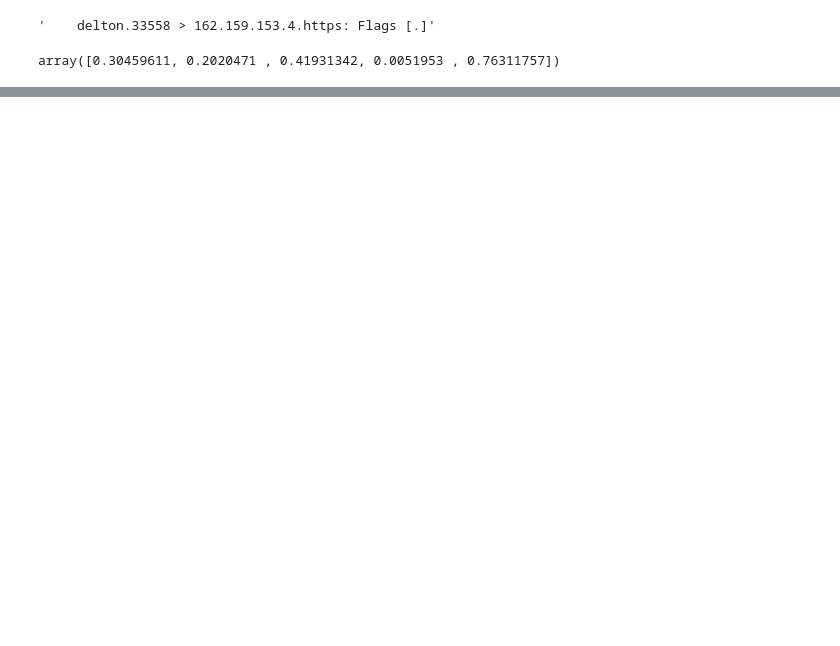
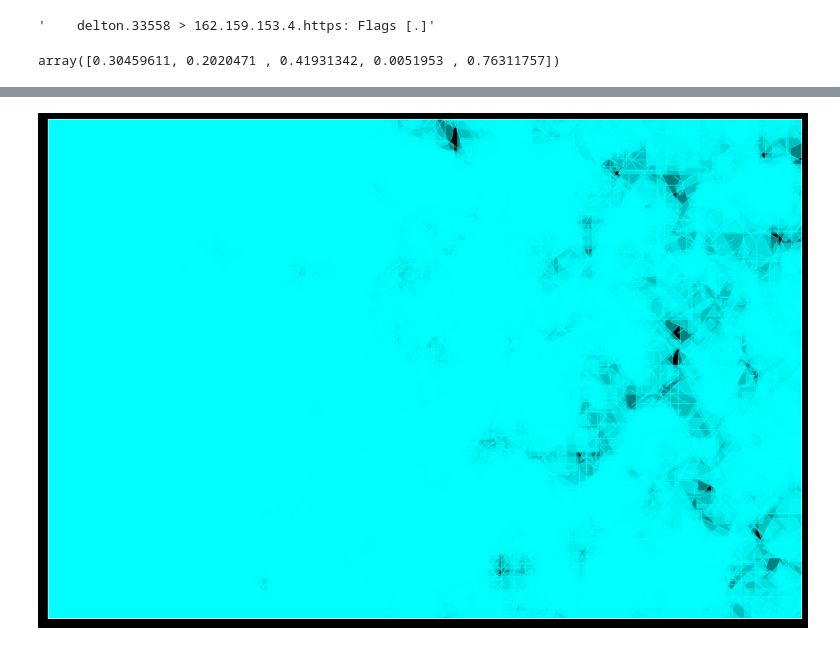
Before and after one commit to ericgitonga/sanaa, a Jupyter notebook: scatter-np-plt/sc-np-plt-scratchpad.ipynb, the cells around one changed output, grey strips where cells are left out. Drawn from its saved outputs; the diff is of its cells as text; code cells hidden in the pictures; blank space fills up the shorter version.

```diff
--- a/scatter-np-plt/sc-np-plt-scratchpad.ipynb
+++ b/scatter-np-plt/sc-np-plt-scratchpad.ipynb
@@ -140,0 +101,30 @@ dir(plt.scatter(dfs["x"],dfs["y"]))
+# %%
+df = pd.read_csv("../../media/data/art/cksum.csv", error_bad_lines=False, header=None, usecols=[0,1])
+df["value"] = df[1].apply(lambda x: x.split()[1]).apply(lambda x: int(x,16))
+df = df.sample(len(df.index))
+
+df["x"] = np.random.rand(len(df.index)) * 100000 * np.random.rand(len(df.index))
+df["y"] = np.random.rand(len(df.index)) * 100000
+# %%
+
+dfs = df.sample(10000)
+
+style = np.random.choice(["dark_background"])#, "fivethirtyeight", "ggplot"])
+plt.style.use(style)
+plt.figure(figsize=(15,10))
+
+plt.xticks([])
+plt.yticks([])
+
+plt.xlim(6000,60000)
+plt.ylim(6000,60000)
+
+for i in dfs.index:
+    marker = np.random.choice([".",",","o","v","^","<",">","1","2","3","4","8","s","p","P",
+                               "*","h","H","+","x","X","d","D","|","_"])
+    c = ((0,1,1,0))
+    plt.scatter(dfs.loc[i,"x"], dfs.loc[i,"y"], marker=marker, color=c, s=dfs.loc[i,"value"]/10, alpha=0.5)
+
+plt.show();
+# %% [output]
+[figure, added]
```
Also changed, not shown: parts of 12 cells of this notebook.
